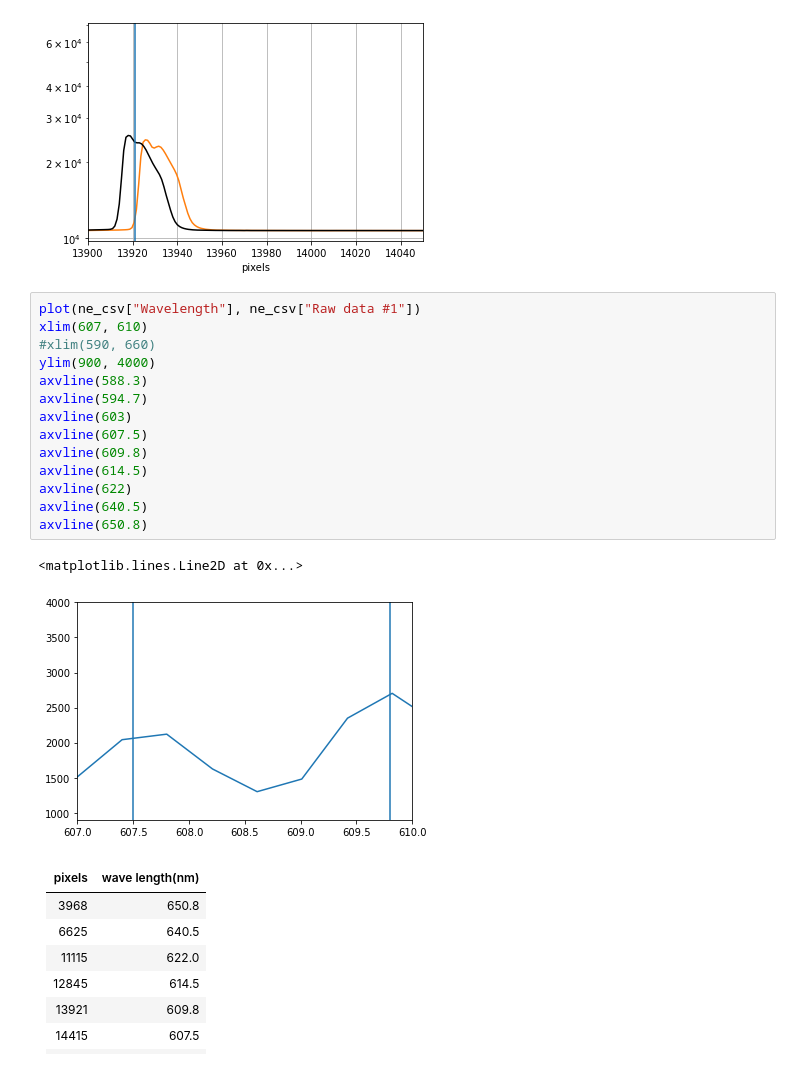
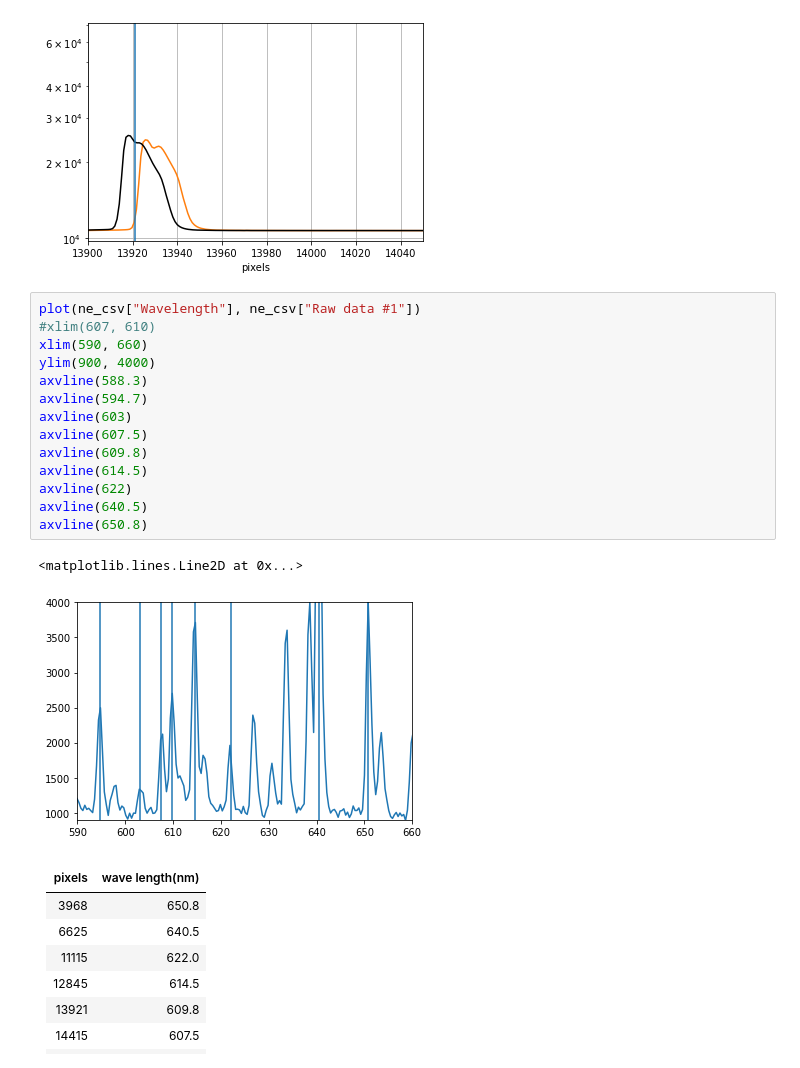
Before and after one commit to AtsushiNi/myLeprecon, a Jupyter notebook: niihama/calibrate_with_small_bunkoki.ipynb, the cells around one changed output. Cells and saved outputs as stored; diff of their text form.

```diff
--- a/niihama/calibrate_with_small_bunkoki.ipynb
+++ b/niihama/calibrate_with_small_bunkoki.ipynb
@@ -115,21 +115,21 @@ axvline(18680)
 [figure]
 # %%
 plot(ne_csv["Wavelength"], ne_csv["Raw data #1"])
-xlim(607, 610)
-#xlim(590, 660)
+#xlim(607, 610)
+xlim(590, 660)
 ylim(900, 4000)
 axvline(588.3)
 axvline(594.7)
 axvline(603)
 axvline(607.5)
 axvline(609.8)
 axvline(614.5)
 axvline(622)
 axvline(640.5)
 axvline(650.8)
 # %% [output]
 <matplotlib.lines.Line2D at 0x...>
-[figure, old version]
+[figure, new version]
 # %% [markdown]
 | pixels | wave length(nm) |
 | -- | -- |
```
Also changed, not shown: parts of 3 cells of this notebook.
